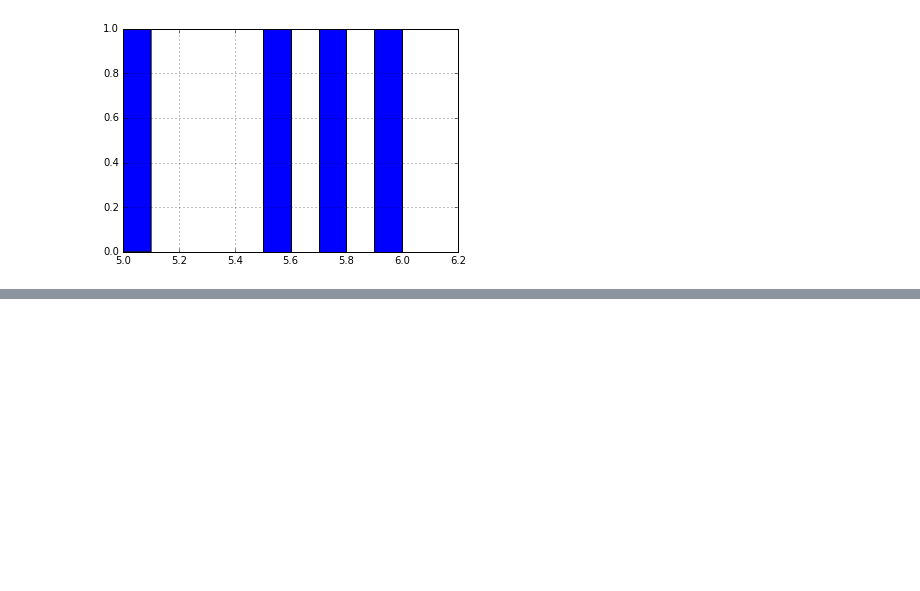
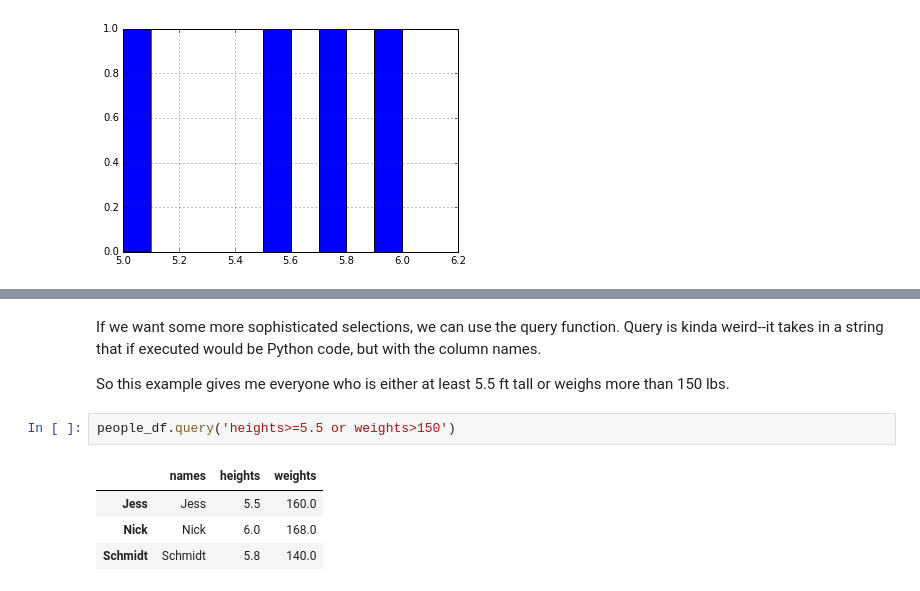
Before and after one commit to timflew/python_lessons, a Jupyter notebook: Lesson 3-pandas.ipynb, the cells around one changed output, grey strips where cells are left out. Cells and saved outputs as stored; diff of their text form; blank space fills up the shorter version.

```diff
--- a/Lesson 3-pandas.ipynb
+++ b/Lesson 3-pandas.ipynb
@@ -72,0 +160,11 @@ people_df['heights'].hist()
+# %% [markdown]
+If we want some more sophisticated selections, we can use the query function. Query is kinda weird--it takes in a string that if executed would be Python code, but with the column names.
+
+So this example gives me everyone who is either at least 5.5 ft tall or weighs more than 150 lbs.
+# %%
+people_df.query('heights>=5.5 or weights>150')
+# %% [output]
+|  | names | heights | weights |
+| Jess | Jess | 5.5 | 160.0 |
+| Nick | Nick | 6.0 | 168.0 |
+| Schmidt | Schmidt | 5.8 | 140.0 |
```
Also changed, not shown: parts of 32 cells of this notebook.
